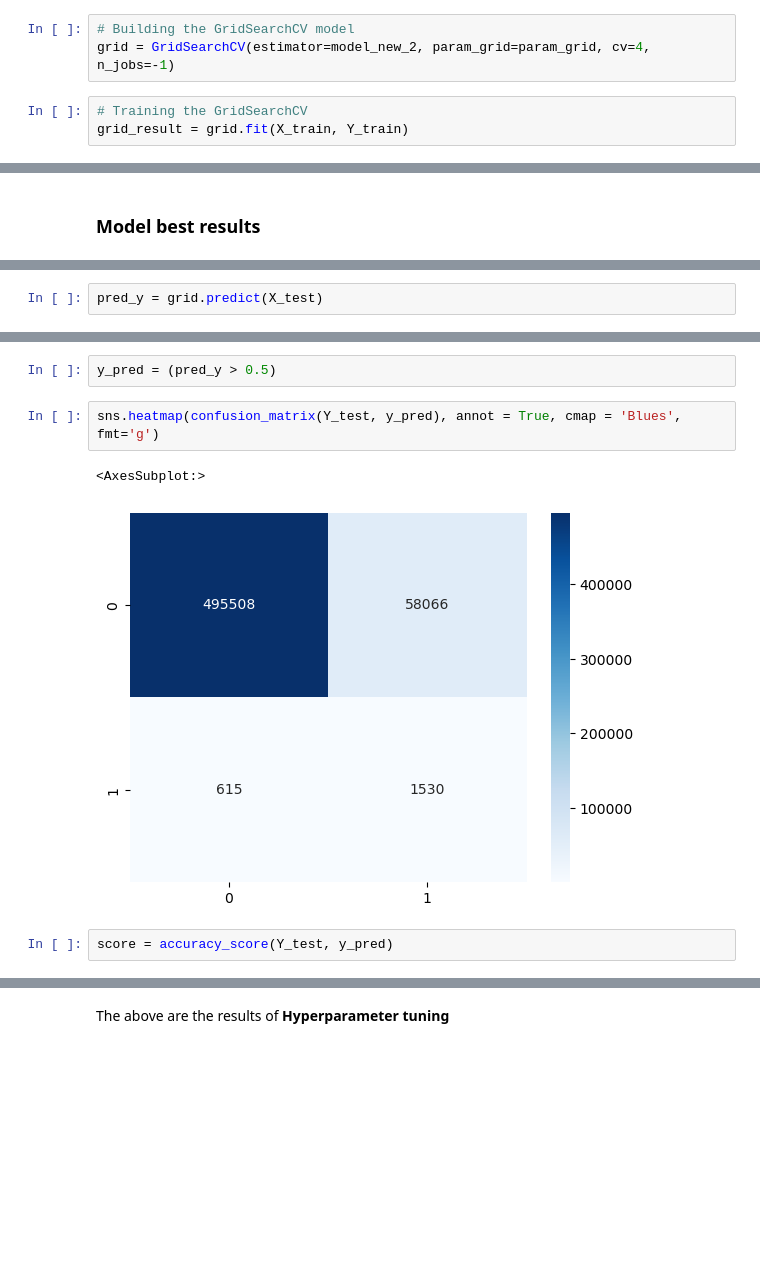
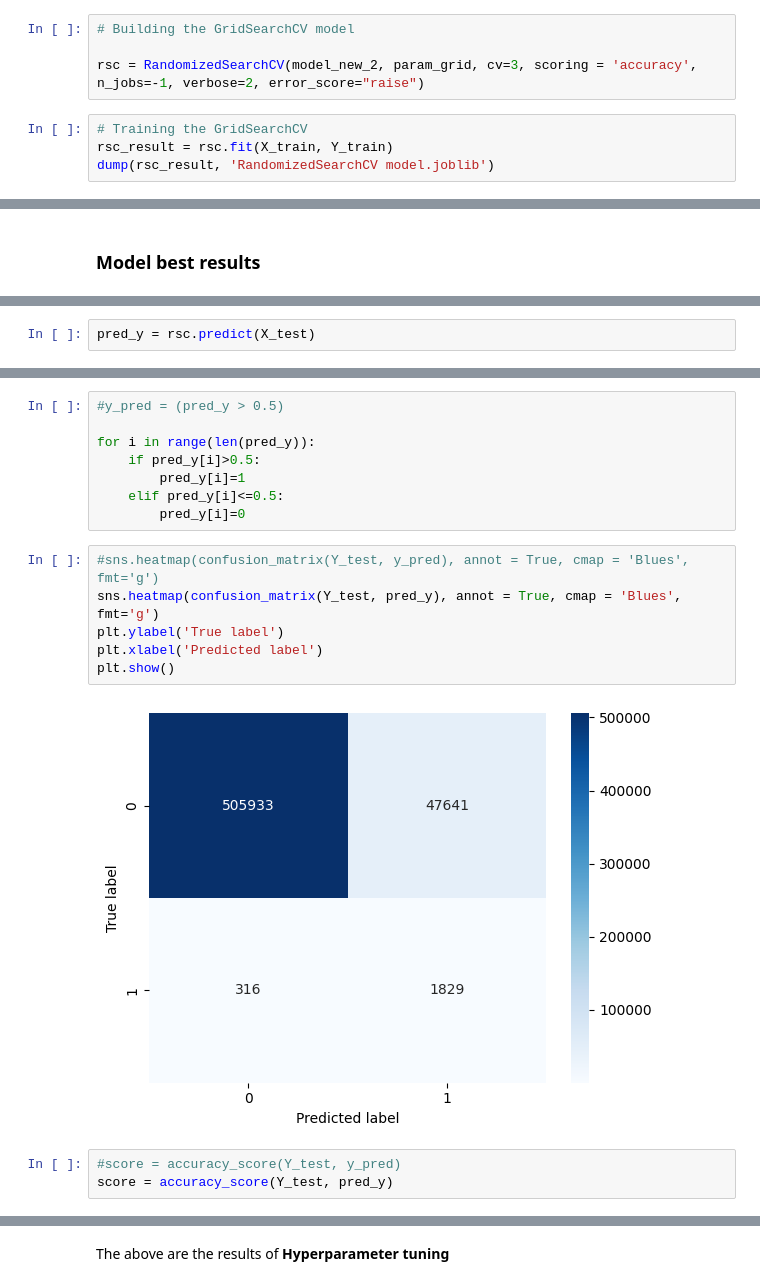
Before and after one commit to nipun1992/Credit-Card-Transaction-Fraud-Detection, a Jupyter notebook: Deep Learning - Fraud Detection.ipynb, the cells around one changed output, grey strips where cells are left out. Drawn from its saved outputs; the diff is of its cells as text; blank space fills up the shorter version.

Commit message:
Used RandomizedSearchCV for Hyperparameter tuning

```diff
--- a/Deep Learning - Fraud Detection.ipynb
+++ b/Deep Learning - Fraud Detection.ipynb
@@ -1315,7 +1298,9 @@ activations = ['sigmoid', 'relu']
 param_grid = dict(layers=layers, activation=activations, batch_size = [128, 256], epochs = [3])
 # %%
 # Building the GridSearchCV model
-grid = GridSearchCV(estimator=model_new_2, param_grid=param_grid, cv=4, n_jobs=-1)
+
+rsc = RandomizedSearchCV(model_new_2, param_grid, cv=3, scoring = 'accuracy', n_jobs=-1, verbose=2, error_score="raise")
 # %%
 # Training the GridSearchCV
-grid_result = grid.fit(X_train, Y_train)
+rsc_result = rsc.fit(X_train, Y_train)
+dump(rsc_result, 'RandomizedSearchCV model.joblib')
@@ -1328,3 +1316,3 @@ nan {'activation': 'sigmoid', 'batch_size': 128, 'epochs': 3, 'layers': [20]}
 # %%
-pred_y = grid.predict(X_test)
+pred_y = rsc.predict(X_test)
 # %% [output]
@@ -1332,12 +1320,22 @@ pred_y = grid.predict(X_test)
-# %%
-y_pred = (pred_y > 0.5)
+# %%
+#y_pred = (pred_y > 0.5)
+
+for i in range(len(pred_y)):
+    if pred_y[i]>0.5:
+        pred_y[i]=1
+    elif pred_y[i]<=0.5:
+        pred_y[i]=0
 # %%
-sns.heatmap(confusion_matrix(Y_test, y_pred), annot = True, cmap = 'Blues', fmt='g')
+#sns.heatmap(confusion_matrix(Y_test, y_pred), annot = True, cmap = 'Blues', fmt='g')
+sns.heatmap(confusion_matrix(Y_test, pred_y), annot = True, cmap = 'Blues', fmt='g')
+plt.ylabel('True label')
+plt.xlabel('Predicted label')
+plt.show()
 # %% [output]
-<AxesSubplot:>
-[figure, old version]
+[figure, new version]
 # %%
-score = accuracy_score(Y_test, y_pred)
+#score = accuracy_score(Y_test, y_pred)
+score = accuracy_score(Y_test, pred_y)
 # %%
 score
 # %% [output]
```
Also changed, not shown: parts of 51 cells of this notebook.
